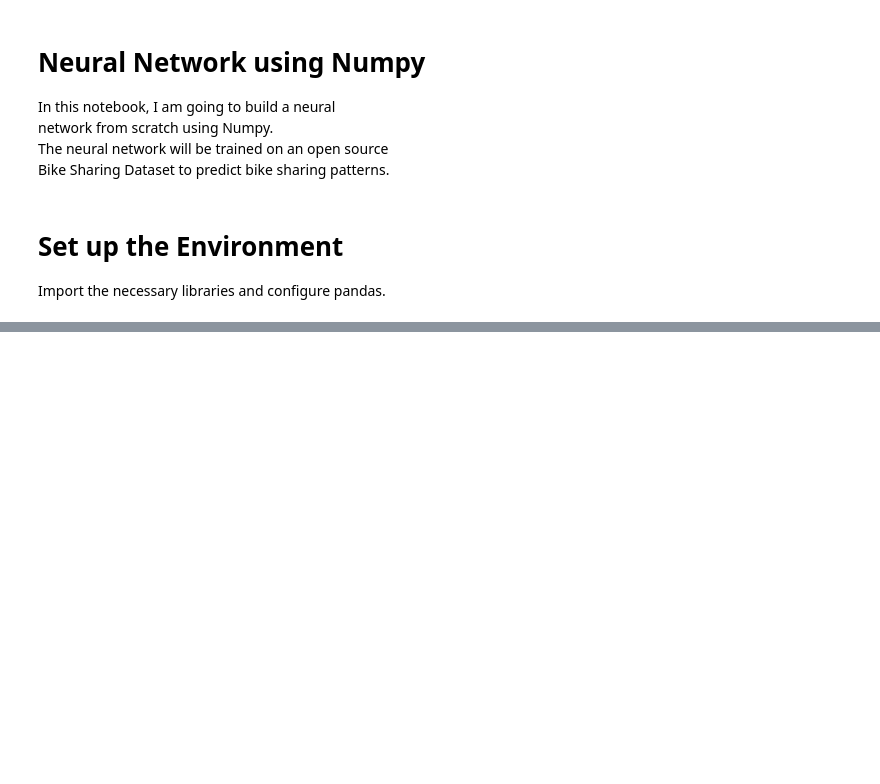
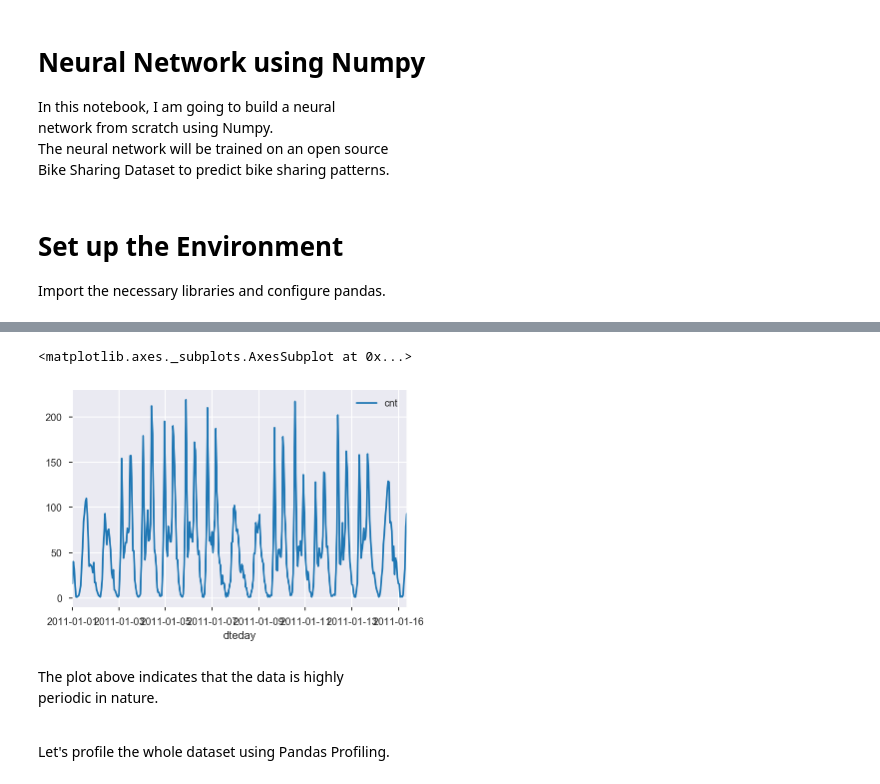
Before and after one commit to pranjalchaubey/Neural-Networks-using-Numpy, a Jupyter notebook: src/neural-network-numpy.ipynb, the cells around one changed output, grey strips where cells are left out. Cells and saved outputs as stored; diff of their text form; code cells hidden in the pictures; blank space fills up the shorter version.

Commit message:
feat: Load the data and perform EDA

```diff
--- a/src/neural-network-numpy.ipynb
+++ b/src/neural-network-numpy.ipynb
@@ -27,0 +35,3 @@ pd.set_option('display.width', 1000)
+# %%
+data_path = '../Bike-Sharing-Dataset/hour.csv'
+rides = pd.read_csv(data_path)
@@ -27,0 +77,10 @@ pd.set_option('display.width', 1000)
+# %%
+rides[:24*15].plot(x='dteday', y='cnt')
+# %% [output]
+<matplotlib.axes._subplots.AxesSubplot at 0x...>
+[figure, added]
+# %% [markdown]
+The plot above indicates that the data is highly
+periodic in nature.
+
+<br/>Let's profile the whole dataset using Pandas Profiling.
```
Also changed, not shown: parts of 7 cells of this notebook.
